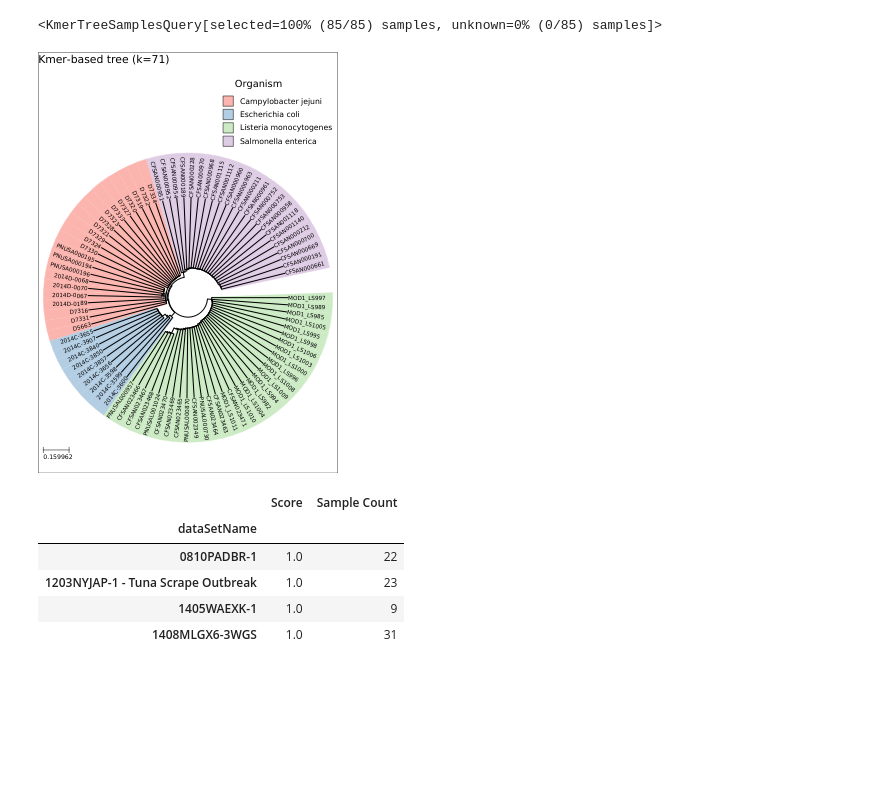
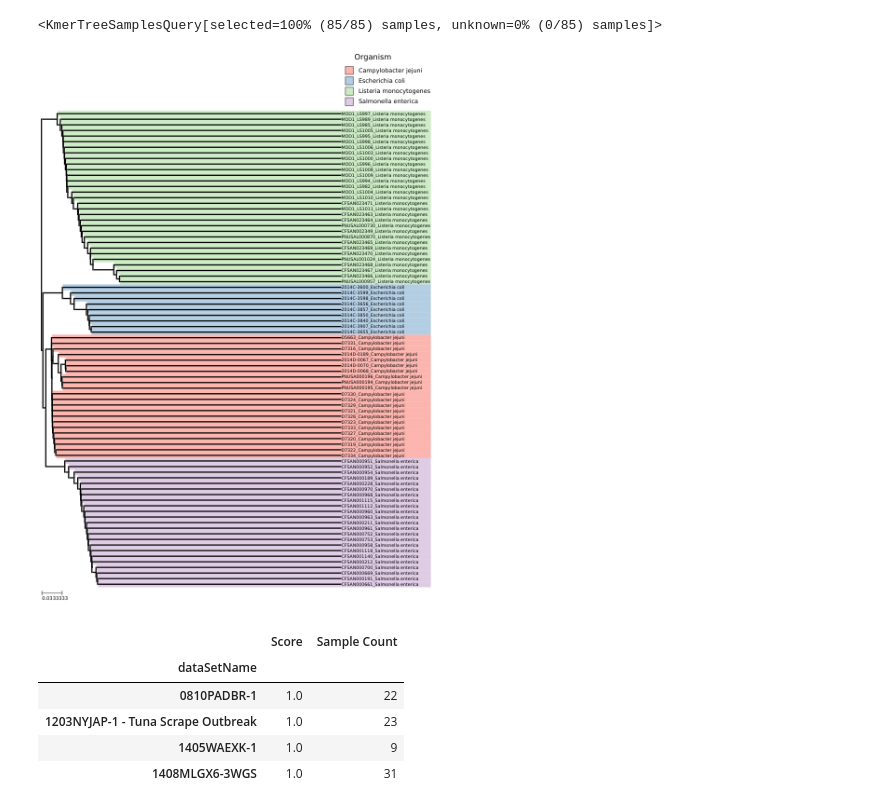
Before and after one commit to apetkau/genomics-data-index-evaluation-manuscript, a Jupyter notebook: evaluations/reads/5-compare-results.ipynb, the cells around one changed output. Saved outputs shown, nothing was run; the diff lists cells and outputs as text; code cells hidden in the pictures; blank space fills up the shorter version.

Commit message:
Updating compare results figures

```diff
--- a/evaluations/reads/5-compare-results.ipynb
+++ b/evaluations/reads/5-compare-results.ipynb
@@ -66,16 +66,18 @@ q_ecoli = qkmer.isa('Escherichia coli', isa_column='Organism', kind='dataframe')
 q_listeria = qkmer.isa('Listeria monocytogenes', isa_column='Organism', kind='dataframe')
 q_salmonella = qkmer.isa('Salmonella enterica', isa_column='Organism', kind='dataframe')
 # %%
-ts_kmer = qkmer.tree_styler(mode='c', tree_line_width=2, leaf_name_fontsize=8,
+ts_kmer = qkmer.tree_styler(mode='r', tree_line_width=3, leaf_name_fontsize=8,
                   include_unknown=False, show_legend_type_labels=False,
                  legend_title='Organism',
-                 title='Kmer-based tree (k=71)\n')\
+                 show_border=False,
+                 leaf_name_func=lambda n, m: f'{n}_{m["Organism"]}',
+                 tree_scale=1500)\
  .highlight(q_campy, legend_label='Campylobacter jejuni')\
  .highlight(q_ecoli, legend_label='Escherichia coli')\
  .highlight(q_listeria, legend_label='Listeria monocytogenes')\
  .highlight(q_salmonella, legend_label='Salmonella enterica')
 
-ts_kmer.render(w=300, ladderize=True)
+ts_kmer.render(h=600, ladderize=True)
 # %% [output]
-[figure, old version]
+[figure, new version]
 # %%
```
Also changed, not shown: parts of 1 cell of this notebook.
